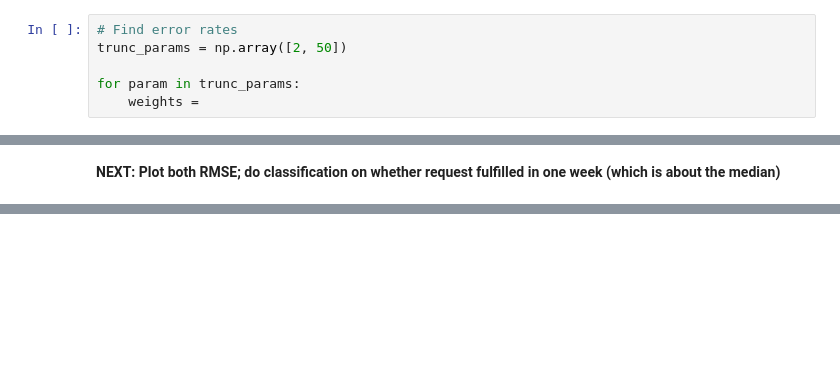
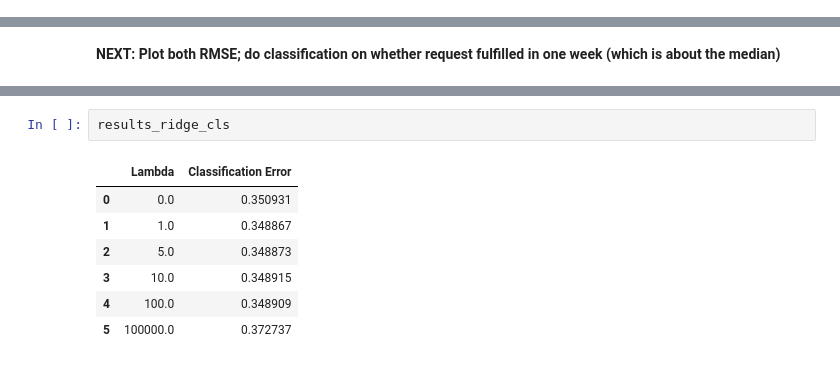
Before and after one commit to FeldmanMike/ml-chicago-311, a Jupyter notebook: notebooks/train_models.ipynb, the cells around one changed output, grey strips where cells are left out. Drawn from its saved outputs; the diff is of its cells as text; blank space fills up the shorter version.

```diff
--- a/notebooks/train_models.ipynb
+++ b/notebooks/train_models.ipynb
@@ -77,12 +79,6 @@ val_targ = np.array(pd.DataFrame(val_311_norm.iloc[:, -1]), dtype=np.float)
 **Note - mention we performed economy SVD, but it didn't change anything (full rank); however, it is close to being low rank (has some low singular values - see 3rd projection)**
 # %%
 u, s, v_t = la.svd(train_feat, full_matrices=False)
-# %%
-# Find error rates
-trunc_params = np.array([2, 50])
-
-for param in trunc_params:
-    weights =
 # %% [markdown]
 **Include both plots in paper - include hypotheses (sparse matrix, etc.)**
 # %%
@@ -159,0 +190,10 @@ results_ridge_df
+# %%
+results_ridge_cls
+# %% [output]
+|  | Lambda | Classification Error |
+| 0 | 0.0 | 0.350931 |
+| 1 | 1.0 | 0.348867 |
+| 2 | 5.0 | 0.348873 |
+| 3 | 10.0 | 0.348915 |
+| 4 | 100.0 | 0.348909 |
+| 5 | 100000.0 | 0.372737 |
```
Also changed, not shown: parts of 17 cells of this notebook.
